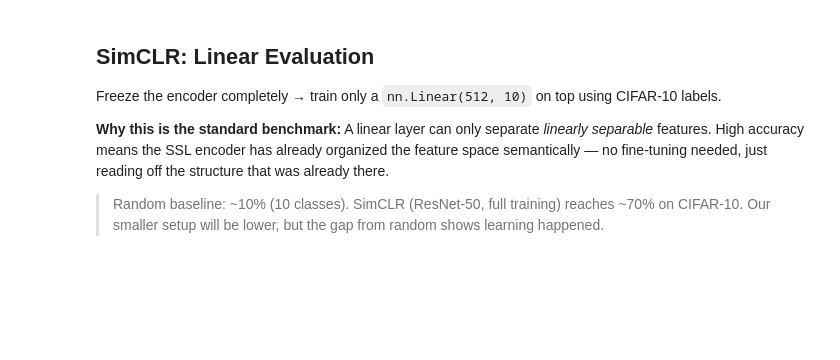
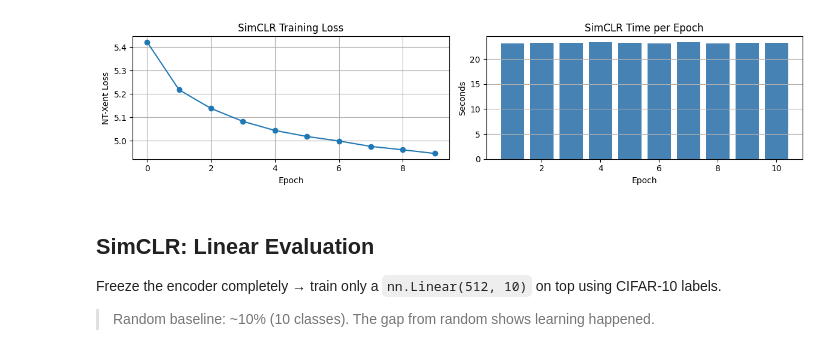
Before and after one commit to moreshud/Python-for-Deep-Learning, a Jupyter notebook: Assignments/2026_Assignment/A3 - Self Supervised Learning/A3-Self-Supervised-Learning.ipynb, the cells around one changed output. Saved outputs shown, nothing was run; the diff lists cells and outputs as text; code cells hidden in the pictures; blank space fills up the shorter version.

```diff
--- a/Assignments/2026_Assignment/A3 - Self Supervised Learning/A3-Self-Supervised-Learning.ipynb
+++ b/Assignments/2026_Assignment/A3 - Self Supervised Learning/A3-Self-Supervised-Learning.ipynb
@@ -237,6 +148,8 @@ class SimCLR(nn.Module):
         h_j = torch.flatten(self.encoder(x_j), 1)
         return self.projector(h_i), self.projector(h_j), h_i, h_j
 # %%
+import time
+
 # --- Train SimCLR ---
 BATCH_SIZE, EPOCHS = 256, 10
 train_loader = DataLoader(CIFAR10SSL(), batch_size=BATCH_SIZE, shuffle=True,
@@ -246,21 +159,24 @@ criterion = NTXentLoss(temperature=0.5)
 optimizer = torch.optim.Adam(simclr.parameters(), lr=3e-4, weight_decay=1e-4)
 
 simclr_losses = []
+epoch_times = []
+total_start = time.time()
+
 for epoch in range(EPOCHS):
     simclr.train()
     ep = []
+    t0 = time.time()
     for x_i, x_j, _ in tqdm(train_loader, desc=f'SimCLR {epoch+1}/{EPOCHS}'):
         x_i, x_j = x_i.to(device), x_j.to(device)
         z_i, z_j, _, _ = simclr(x_i, x_j)
         loss = criterion(z_i, z_j)
         optimizer.zero_grad(); loss.backward(); optimizer.step()
         ep.append(loss.item())
+    elapsed = time.time() - t0
+    epoch_times.append(elapsed)
     simclr_losses.append(np.mean(ep))
-    print(f'Epoch {epoch+1:02d} | Loss: {np.mean(ep):.4f}')
+    print(f'Epoch {epoch+1:02d} | Loss: {np.mean(ep):.4f} | Time: {elapsed:.1f}s')
 
+total_time = time.time() - total_start
+print(f'\nTotal: {total_time/60:.1f} min  |  Avg/epoch: {np.mean(epoch_times):.1f}s')
 torch.save(simclr.state_dict(), 'saved/simclr.pt')
-
-plt.figure(figsize=(8,3))
-plt.plot(simclr_losses, marker='o')
-plt.title('SimCLR Training Loss'); plt.xlabel('Epoch'); plt.ylabel('NT-Xent Loss')
-plt.grid(True); plt.show()
@@ -267,11 +197,24 @@ plt.grid(True); plt.show()
+# %%
+fig, (ax1, ax2) = plt.subplots(1, 2, figsize=(12, 3))
+ax1.plot(simclr_losses, marker='o')
+ax1.set_title('SimCLR Training Loss');
+ax1.set_xlabel('Epoch');
+ax1.set_ylabel('NT-Xent Loss');
+ax1.grid(True)
+ax2.bar(range(1, len(epoch_times)+1), epoch_times, color='steelblue')
+ax2.set_title('SimCLR Time per Epoch');
+ax2.set_xlabel('Epoch'); ax2.set_ylabel('Seconds');
+ax2.grid(True, axis='y')
+plt.tight_layout();
+plt.show()
+# %% [output]
+[figure, added]
 # %% [markdown]
 ## SimCLR: Linear Evaluation
 
 Freeze the encoder completely → train only a `nn.Linear(512, 10)` on top using CIFAR-10 labels.
 
-**Why this is the standard benchmark:** A linear layer can only separate *linearly separable* features. High accuracy means the SSL encoder has already organized the feature space semantically — no fine-tuning needed, just reading off the structure that was already there.
-
-> Random baseline: ~10% (10 classes). SimCLR (ResNet-50, full training) reaches ~70% on CIFAR-10. Our smaller setup will be lower, but the gap from random shows learning happened.
+> Random baseline: ~10% (10 classes). The gap from random shows learning happened.
 # %%
 simclr.load_state_dict(torch.load('saved/simclr.pt', map_location=device))
 for p in simclr.encoder.parameters(): p.requires_grad = False
```
Also changed, not shown: parts of 37 cells of this notebook.
